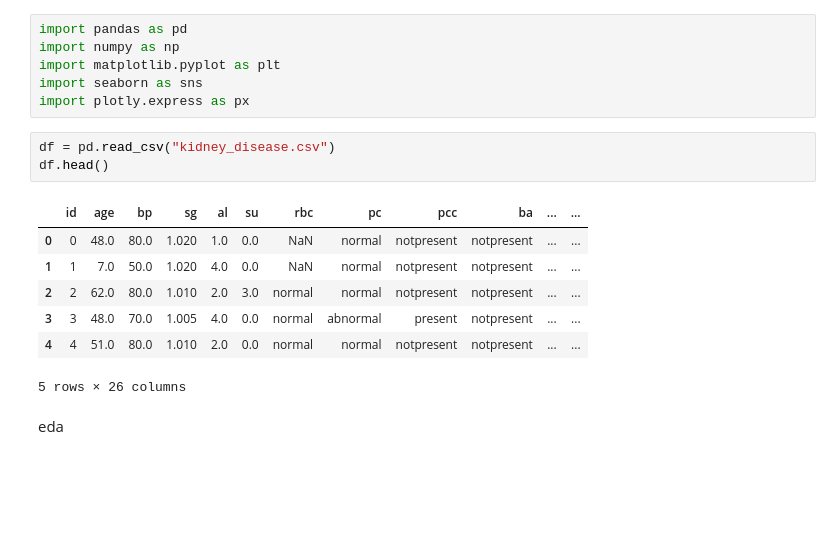
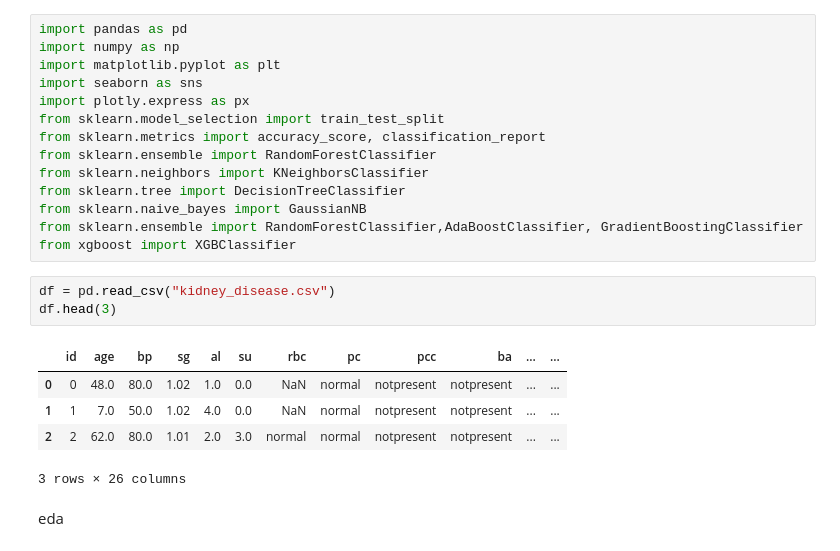
Before and after one commit to rituparna25/Chronic-Kidney-Disease-Predictor, a Jupyter notebook: kidney_disease_code.ipynb, the cells around one changed output. Saved outputs shown, nothing was run; the diff lists cells and outputs as text; blank space fills up the shorter version.

```diff
--- a/kidney_disease_code.ipynb
+++ b/kidney_disease_code.ipynb
@@ -4,17 +4,23 @@ import numpy as np
 import matplotlib.pyplot as plt
 import seaborn as sns
 import plotly.express as px
+from sklearn.model_selection import train_test_split
+from sklearn.metrics import accuracy_score, classification_report
+from sklearn.ensemble import RandomForestClassifier
+from sklearn.neighbors import KNeighborsClassifier
+from sklearn.tree import DecisionTreeClassifier
+from sklearn.naive_bayes import GaussianNB
+from sklearn.ensemble import RandomForestClassifier,AdaBoostClassifier, GradientBoostingClassifier
+from xgboost import XGBClassifier
 # %%
 df = pd.read_csv("kidney_disease.csv")
-df.head()
+df.head(3)
 # %% [output]
 |  | id | age | bp | sg | al | su | rbc | pc | pcc | ba | ... | ... |
-| 0 | 0 | 48.0 | 80.0 | 1.020 | 1.0 | 0.0 | NaN | normal | notpresent | notpresent | ... | ... |
-| 1 | 1 | 7.0 | 50.0 | 1.020 | 4.0 | 0.0 | NaN | normal | notpresent | notpresent | ... | ... |
-| 2 | 2 | 62.0 | 80.0 | 1.010 | 2.0 | 3.0 | normal | normal | notpresent | notpresent | ... | ... |
-| 3 | 3 | 48.0 | 70.0 | 1.005 | 4.0 | 0.0 | normal | abnormal | present | notpresent | ... | ... |
-| 4 | 4 | 51.0 | 80.0 | 1.010 | 2.0 | 0.0 | normal | normal | notpresent | notpresent | ... | ... |
+| 0 | 0 | 48.0 | 80.0 | 1.02 | 1.0 | 0.0 | NaN | normal | notpresent | notpresent | ... | ... |
+| 1 | 1 | 7.0 | 50.0 | 1.02 | 4.0 | 0.0 | NaN | normal | notpresent | notpresent | ... | ... |
+| 2 | 2 | 62.0 | 80.0 | 1.01 | 2.0 | 3.0 | normal | normal | notpresent | notpresent | ... | ... |
-5 rows × 26 columns
+3 rows × 26 columns
 # %% [markdown]
 eda
 # %%
```
Also changed, not shown: parts of 15 cells of this notebook.
